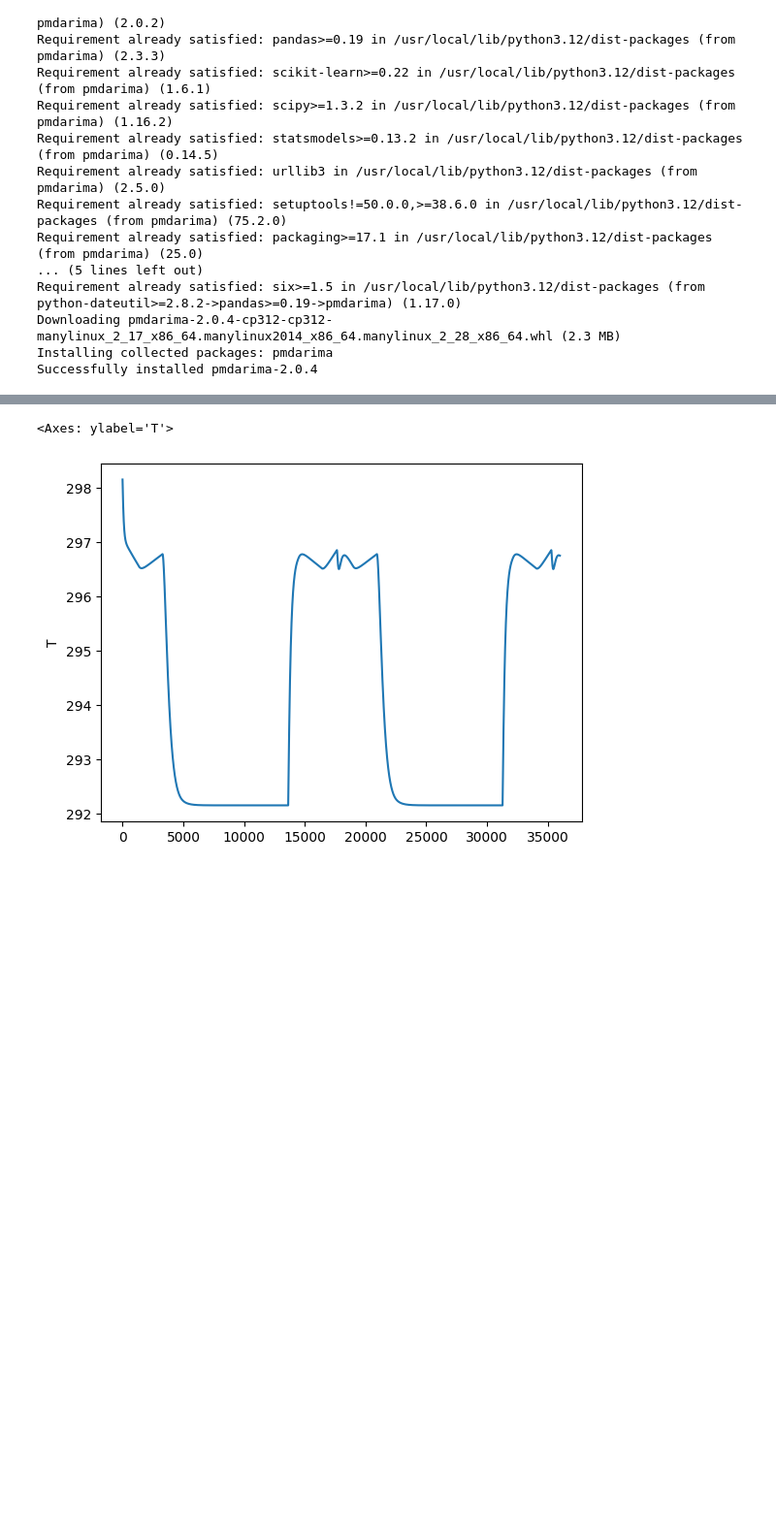
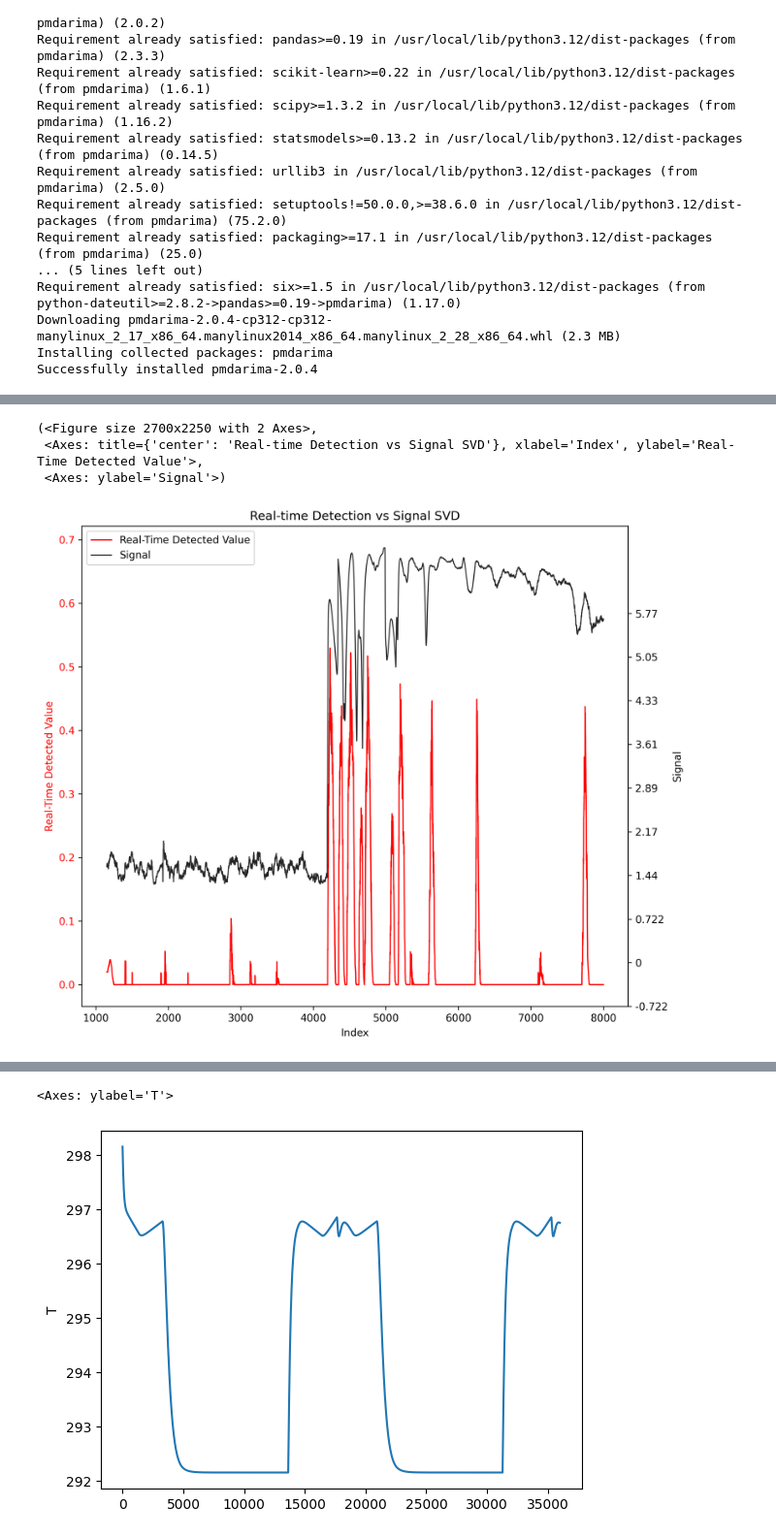
Before and after one commit to rhqrhq/Adversarial_Examples_Papers, a Jupyter notebook: pTRpred.ipynb, the cells around one changed output, grey strips where cells are left out. Shown at 97% size. Cells and saved outputs as stored; diff of their text form; code cells hidden in the pictures; blank space fills up the shorter version.

```diff
--- a/pTRpred.ipynb
+++ b/pTRpred.ipynb
@@ -1157,7 +1157,7 @@ from typing import Optional
 
 def plot_detection_overlay(
     df: pd.DataFrame,
-    title: str = "Real-time Detection vs Signal",
+    title: str = "Real-time Detection vs Signal after SVD \n Temperature, Current, Voltage",
     time_col: str = "time_ind",
     score_col: str = "detected_value_rt",
     signal_col: str = "signal",
@@ -1258,3 +1258,7 @@ def plot_detection_overlay(
         fig.savefig(save_path, dpi=dpi, bbox_inches="tight")
 
     return fig, ax1, ax2
+# %%
+df_svd = build_signal_svd(df1.iloc[1000:8000,:], time = "time_ind", x_cols = "Voltage_V|Current_A|T_center_degC|T_edge_degC|Force_N", window = 150)
+# %%
+df_detect = detect_realtime(df_svd["time_ind"], df_svd["signal"], lowwl = 50, highwl = 100)
@@ -1260,0 +1283,7 @@ def plot_detection_overlay(
+# %%
+plot_detection_overlay(df_detect)
+# %% [output]
+(<Figure size 2700x2250 with 2 Axes>,
+ <Axes: title={'center': 'Real-time Detection vs Signal SVD'}, xlabel='Index', ylabel='Real-Time Detected Value'>,
+ <Axes: ylabel='Signal'>)
+[figure, added]
```
Also changed, not shown: parts of 11 cells of this notebook.
